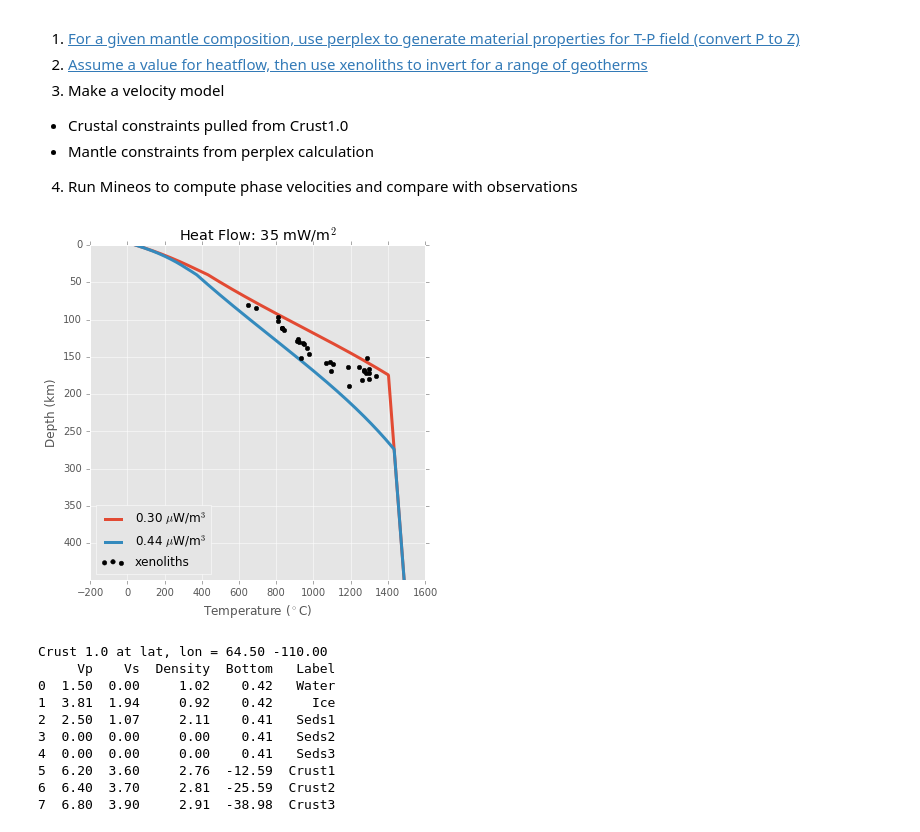
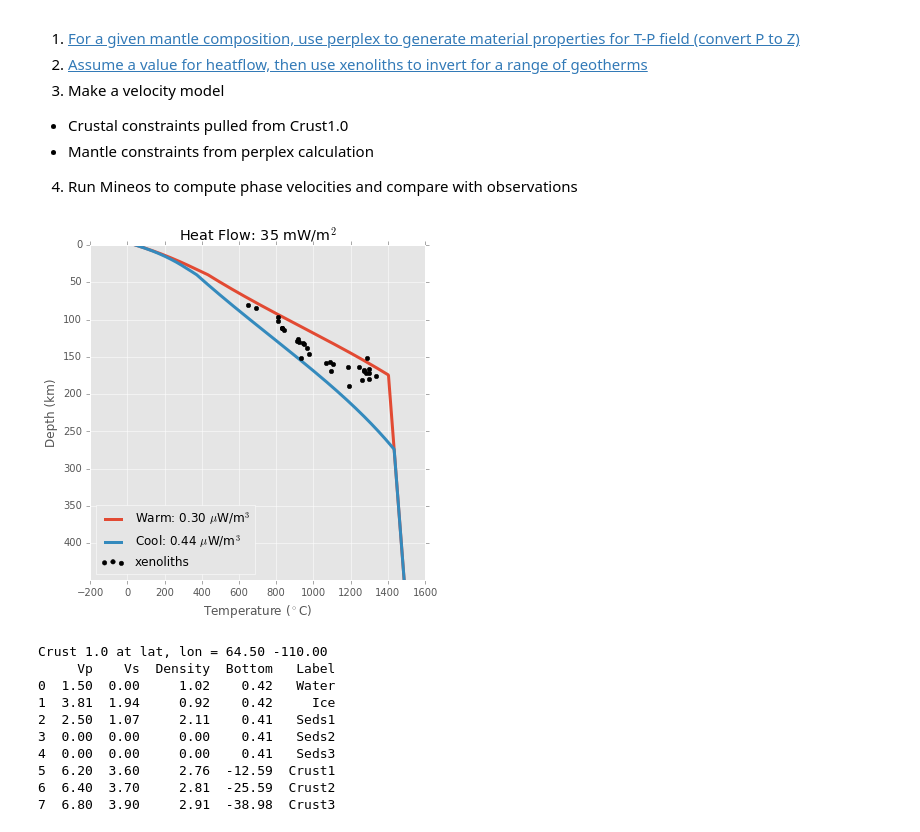
Before and after one commit to nmancinelli/ss-precursors, a Jupyter notebook: Forward_Modeling_Workflow.ipynb, the cells around one changed output. Drawn from its saved outputs; the diff is of its cells as text; code cells hidden in the pictures.

```diff
--- a/Forward_Modeling_Workflow.ipynb
+++ b/Forward_Modeling_Workflow.ipynb
@@ -27,27 +27,34 @@ from minos.minos import Minos
 # %%
 #Step 2 - Import range of geotherms
 from geotherm import *
 fig = plt.figure(1,(6,6))
 
 gts={}
 
 for tag in ['min','max']:
 
     fin = open('geotherm/geotherm_%s_%s.pickle' % (location, tag) ,'rb')
     gt = pickle.load(fin)
     fin.close()
 
-    plt.plot(gt.temps,gt.depths,label='%.2f $\mu$W/m$^3$' % (gt.rhoH*10**6), lw=3)
+    if tag == 'min':
+        endmember = 'Warm'
+    else:
+        endmember = 'Cool'
+
+    plt.plot(gt.temps,gt.depths,label='%s: %.2f $\mu$W/m$^3$' % (endmember, gt.rhoH*10**6), lw=3)
 
     gts[tag] = gt
 
 plt.scatter(gt.xeno_temps,gt.xeno_depths, label = 'xenoliths',zorder=1000, color='black')
 plt.title('Heat Flow: %2d mW/m$^2$' % (gt.q0*1e3) )
 plt.ylim(max(gt.depths),0)
 _,_=plt.ylabel('Depth (km)'), plt.xlabel('Temperature ($^\circ$C)')
 _ =plt.legend(loc=3)
+
+plt.savefig('img/%s_geotherm.eps' % location)
 # %% [output]
-[figure, old version]
+[figure, new version]
 # %%
 #Step 3 - Make velocity model and write to card file
 from matplotlib import pylab as plt
```
